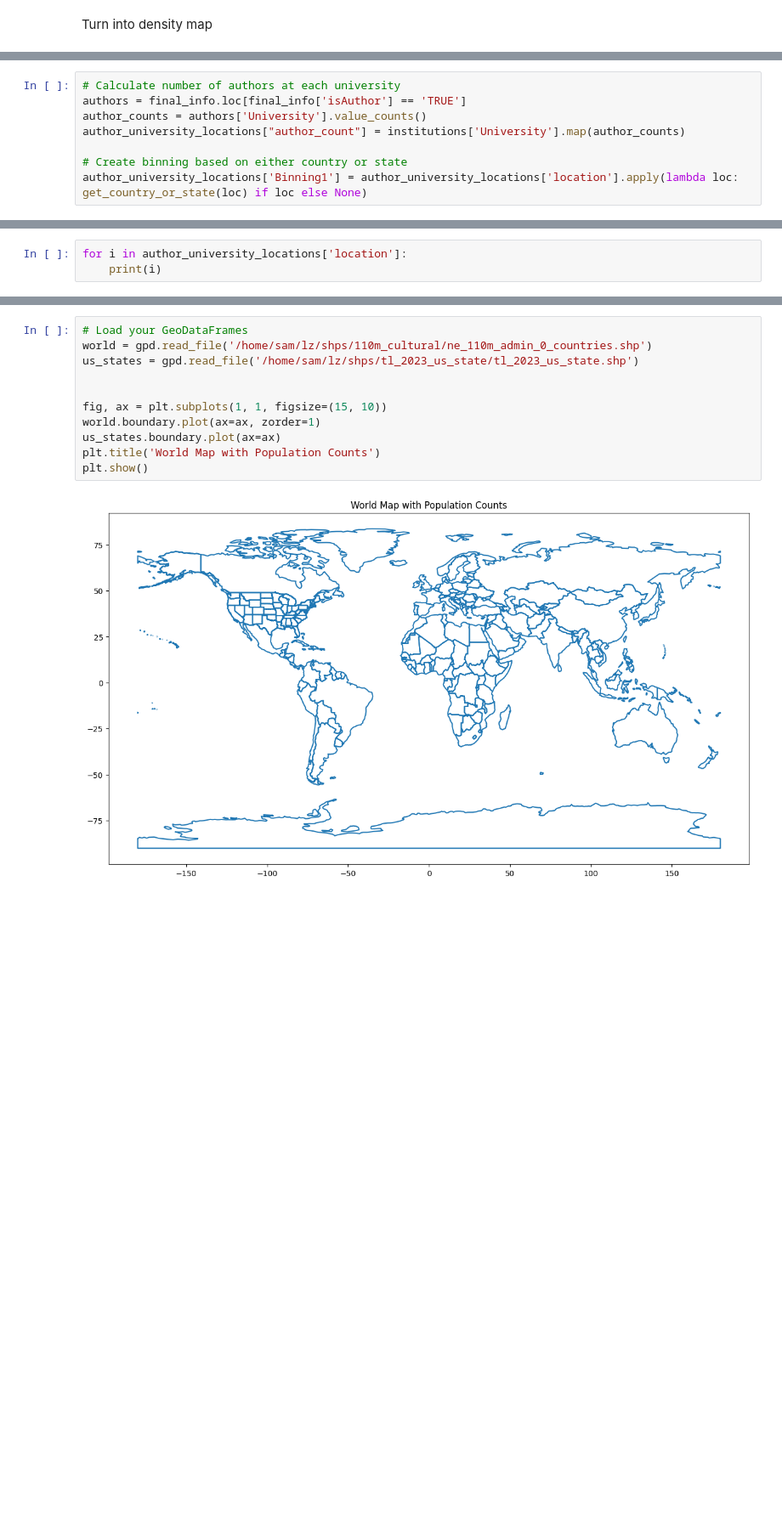
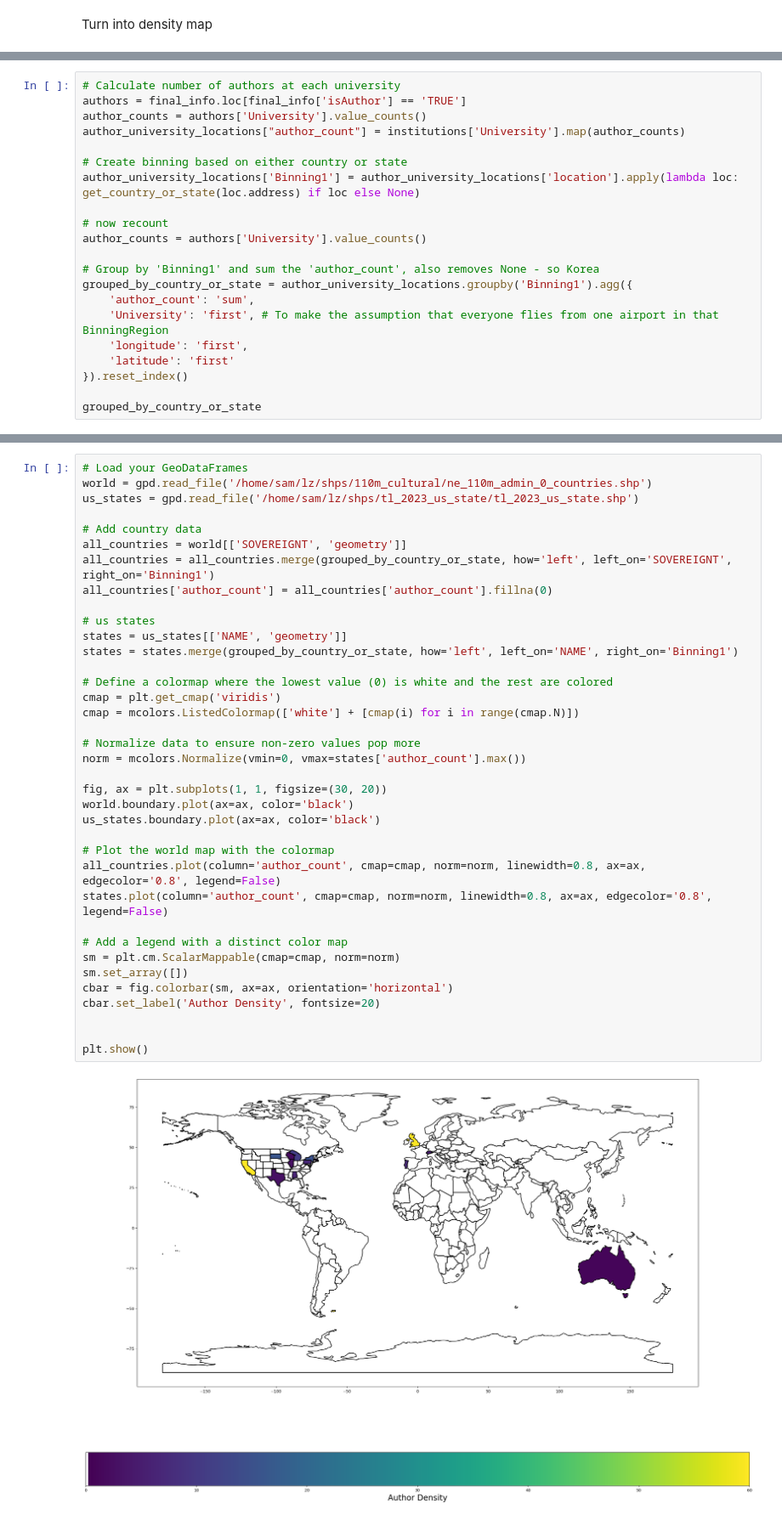
Before and after one commit to seriksen/sustainable-lz, a Jupyter notebook: notebooks/collaborations_whereabouts.ipynb, the cells around one changed output, grey strips where cells are left out. Shown at 85% size. Drawn from its saved outputs; the diff is of its cells as text; blank space fills up the shorter version.

```diff
--- a/notebooks/collaborations_whereabouts.ipynb
+++ b/notebooks/collaborations_whereabouts.ipynb
@@ -172,7 +177,20 @@ author_counts = authors['University'].value_counts()
 author_university_locations["author_count"] = institutions['University'].map(author_counts)
 
 # Create binning based on either country or state
-author_university_locations['Binning1'] = author_university_locations['location'].apply(lambda loc: get_country_or_state(loc) if loc else None)
+author_university_locations['Binning1'] = author_university_locations['location'].apply(lambda loc: get_country_or_state(loc.address) if loc else None)
+
+# now recount
+author_counts = authors['University'].value_counts()
+
+# Group by 'Binning1' and sum the 'author_count', also removes None - so Korea
+grouped_by_country_or_state = author_university_locations.groupby('Binning1').agg({
+    'author_count': 'sum',
+    'University': 'first', # To make the assumption that everyone flies from one airport in that BinningRegion
+    'longitude': 'first',
+    'latitude': 'first'
+}).reset_index()
+
+grouped_by_country_or_state
 # %% [output]
 A value is trying to be set on a copy of a slice from a DataFrame.
 Try using .loc[row_indexer,col_indexer] = value instead
@@ -183,3 +221,0 @@ AttributeError: 'Location' object has no attribute 'get'
-# %%
-for i in author_university_locations['location']:
-    print(i)
@@ -204,13 +222,39 @@ Zürcher Hochschule für Angewandte Wissenschaften, Campus T, Wildbach, Stadt, W
 # %%
 # Load your GeoDataFrames
 world = gpd.read_file('/home/sam/lz/shps/110m_cultural/ne_110m_admin_0_countries.shp')
 us_states = gpd.read_file('/home/sam/lz/shps/tl_2023_us_state/tl_2023_us_state.shp')
 
+# Add country data
+all_countries = world[['SOVEREIGNT', 'geometry']]
+all_countries = all_countries.merge(grouped_by_country_or_state, how='left', left_on='SOVEREIGNT', right_on='Binning1')
+all_countries['author_count'] = all_countries['author_count'].fillna(0)
 
-fig, ax = plt.subplots(1, 1, figsize=(15, 10))
-world.boundary.plot(ax=ax, zorder=1)
-us_states.boundary.plot(ax=ax)
-plt.title('World Map with Population Counts')
+# us states
+states = us_states[['NAME', 'geometry']]
+states = states.merge(grouped_by_country_or_state, how='left', left_on='NAME', right_on='Binning1')
+
+# Define a colormap where the lowest value (0) is white and the rest are colored
+cmap = plt.get_cmap('viridis')
+cmap = mcolors.ListedColormap(['white'] + [cmap(i) for i in range(cmap.N)])
+
+# Normalize data to ensure non-zero values pop more
+norm = mcolors.Normalize(vmin=0, vmax=states['author_count'].max())
+
+fig, ax = plt.subplots(1, 1, figsize=(30, 20))
+world.boundary.plot(ax=ax, color='black')
+us_states.boundary.plot(ax=ax, color='black')
+
+# Plot the world map with the colormap
+all_countries.plot(column='author_count', cmap=cmap, norm=norm, linewidth=0.8, ax=ax, edgecolor='0.8', legend=False)
+states.plot(column='author_count', cmap=cmap, norm=norm, linewidth=0.8, ax=ax, edgecolor='0.8', legend=False)
+
+# Add a legend with a distinct color map
+sm = plt.cm.ScalarMappable(cmap=cmap, norm=norm)
+sm.set_array([])
+cbar = fig.colorbar(sm, ax=ax, orientation='horizontal')
+cbar.set_label('Author Density', fontsize=20)
+
+
 plt.show()
 # %% [output]
-[figure, old version]
+[figure, new version]
```
Also changed, not shown: parts of 8 cells of this notebook.
